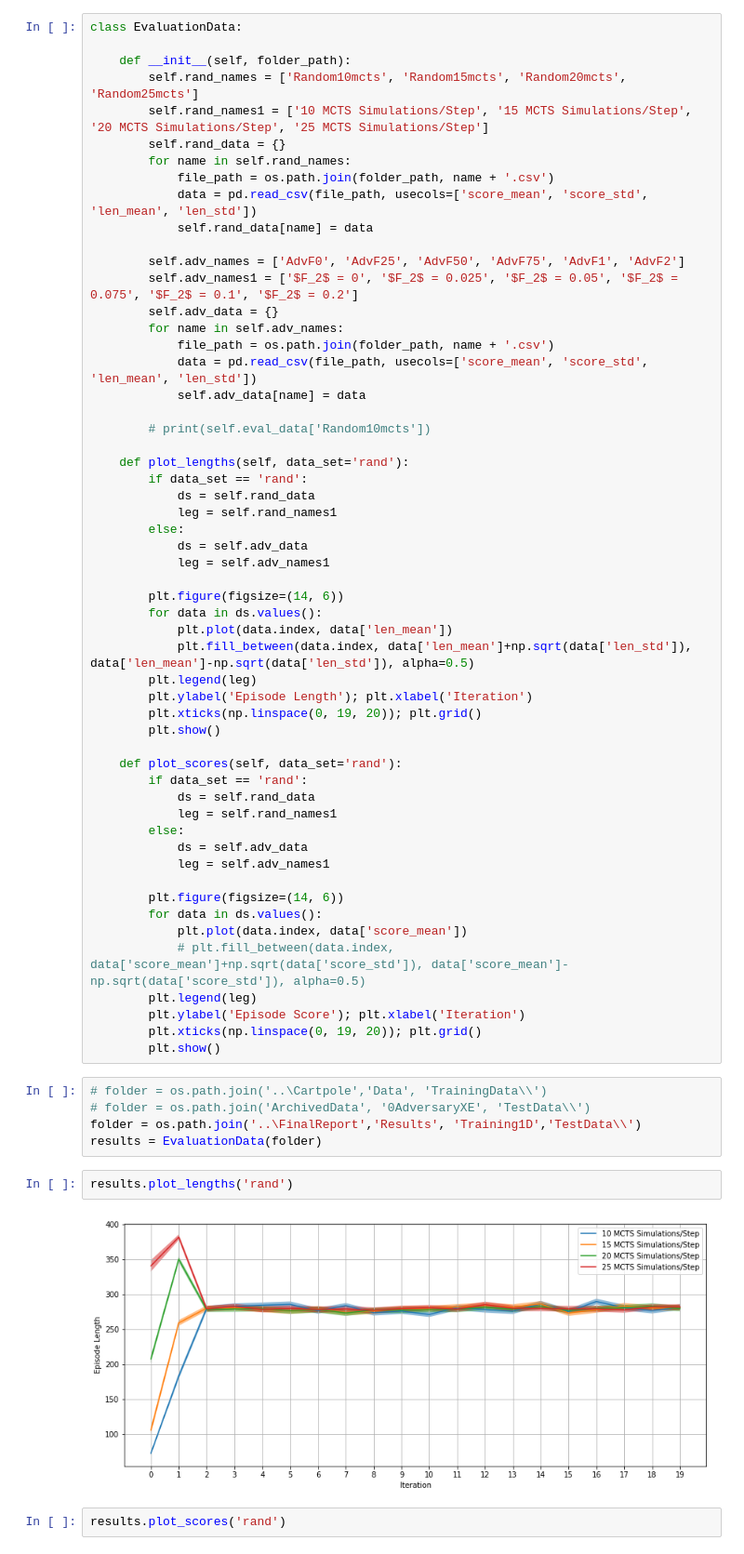
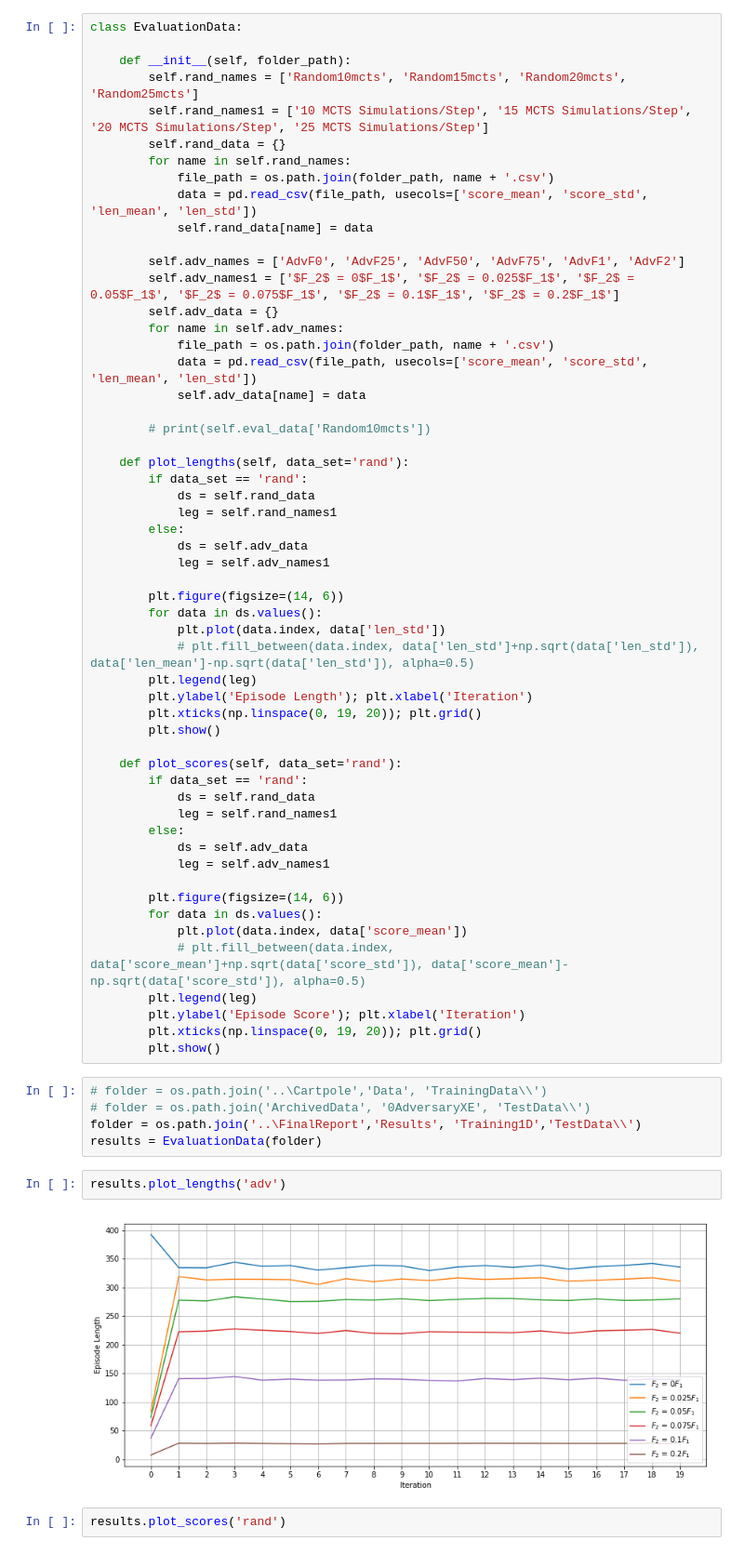
Before and after one commit to alexdarch/Project, a Jupyter notebook: ResultsAndTesting/EvaluationVisualisation.ipynb, the cells around one changed output. Shown at 93% size. Drawn from its saved outputs; the diff is of its cells as text.

```diff
--- a/ResultsAndTesting/EvaluationVisualisation.ipynb
+++ b/ResultsAndTesting/EvaluationVisualisation.ipynb
@@ -26,7 +26,7 @@ class EvaluationData:
             self.rand_data[name] = data
 
         self.adv_names = ['AdvF0', 'AdvF25', 'AdvF50', 'AdvF75', 'AdvF1', 'AdvF2']
-        self.adv_names1 = ['$F_2$ = 0', '$F_2$ = 0.025', '$F_2$ = 0.05', '$F_2$ = 0.075', '$F_2$ = 0.1', '$F_2$ = 0.2']
+        self.adv_names1 = ['$F_2$ = 0$F_1$', '$F_2$ = 0.025$F_1$', '$F_2$ = 0.05$F_1$', '$F_2$ = 0.075$F_1$', '$F_2$ = 0.1$F_1$', '$F_2$ = 0.2$F_1$']
         self.adv_data = {}
         for name in self.adv_names:
             file_path = os.path.join(folder_path, name + '.csv')
@@ -45,8 +45,8 @@ class EvaluationData:
 
         plt.figure(figsize=(14, 6))
         for data in ds.values():
-            plt.plot(data.index, data['len_mean'])
-            plt.fill_between(data.index, data['len_mean']+np.sqrt(data['len_std']), data['len_mean']-np.sqrt(data['len_std']), alpha=0.5)
+            plt.plot(data.index, data['len_std'])
+            # plt.fill_between(data.index, data['len_std']+np.sqrt(data['len_std']), data['len_mean']-np.sqrt(data['len_std']), alpha=0.5)
         plt.legend(leg)
         plt.ylabel('Episode Length'); plt.xlabel('Iteration')
         plt.xticks(np.linspace(0, 19, 20)); plt.grid()
@@ -74,9 +74,9 @@ class EvaluationData:
 folder = os.path.join('..\FinalReport','Results', 'Training1D','TestData\\')
 results = EvaluationData(folder)
 # %%
-results.plot_lengths('rand')
+results.plot_lengths('adv')
 # %% [output]
-[figure, old version]
+[figure, new version]
 # %%
 results.plot_scores('rand')
 # %% [output]
```
Also changed, not shown: 17 other files.
